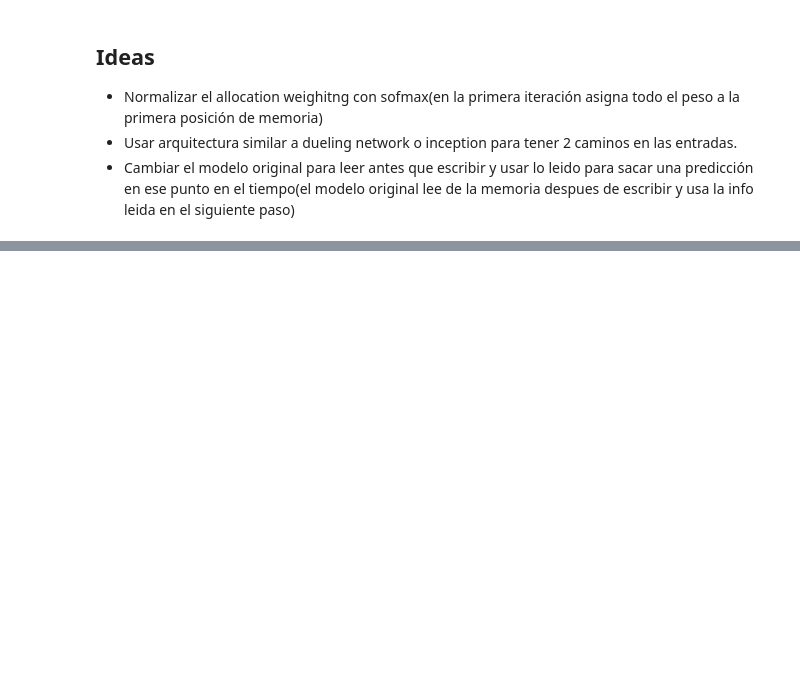
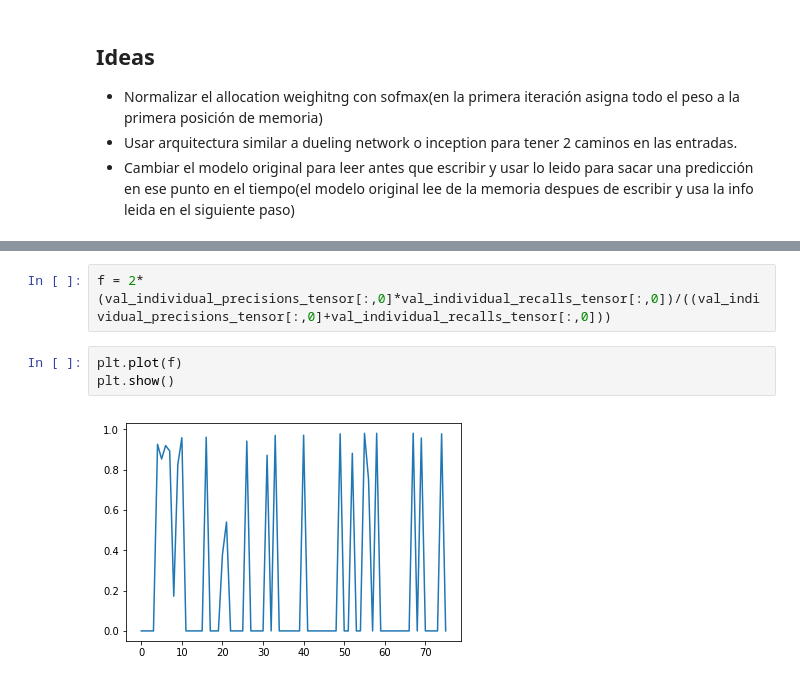
Before and after one commit to llealgt/postgrado_especializacion_investigacion_cientifica, a Jupyter notebook: proyecto/codigo/prototipos.ipynb, the cells around one changed output, grey strips where cells are left out. Drawn from its saved outputs; the diff is of its cells as text; blank space fills up the shorter version.

```diff
--- a/proyecto/codigo/prototipos.ipynb
+++ b/proyecto/codigo/prototipos.ipynb
@@ -953,0 +986,7 @@ validation plots
+# %%
+f = 2*(val_individual_precisions_tensor[:,0]*val_individual_recalls_tensor[:,0])/((val_individual_precisions_tensor[:,0]+val_individual_recalls_tensor[:,0]))
+# %%
+plt.plot(f)
+plt.show()
+# %% [output]
+[figure, added]
```
Also changed, not shown: parts of 9 cells of this notebook.
